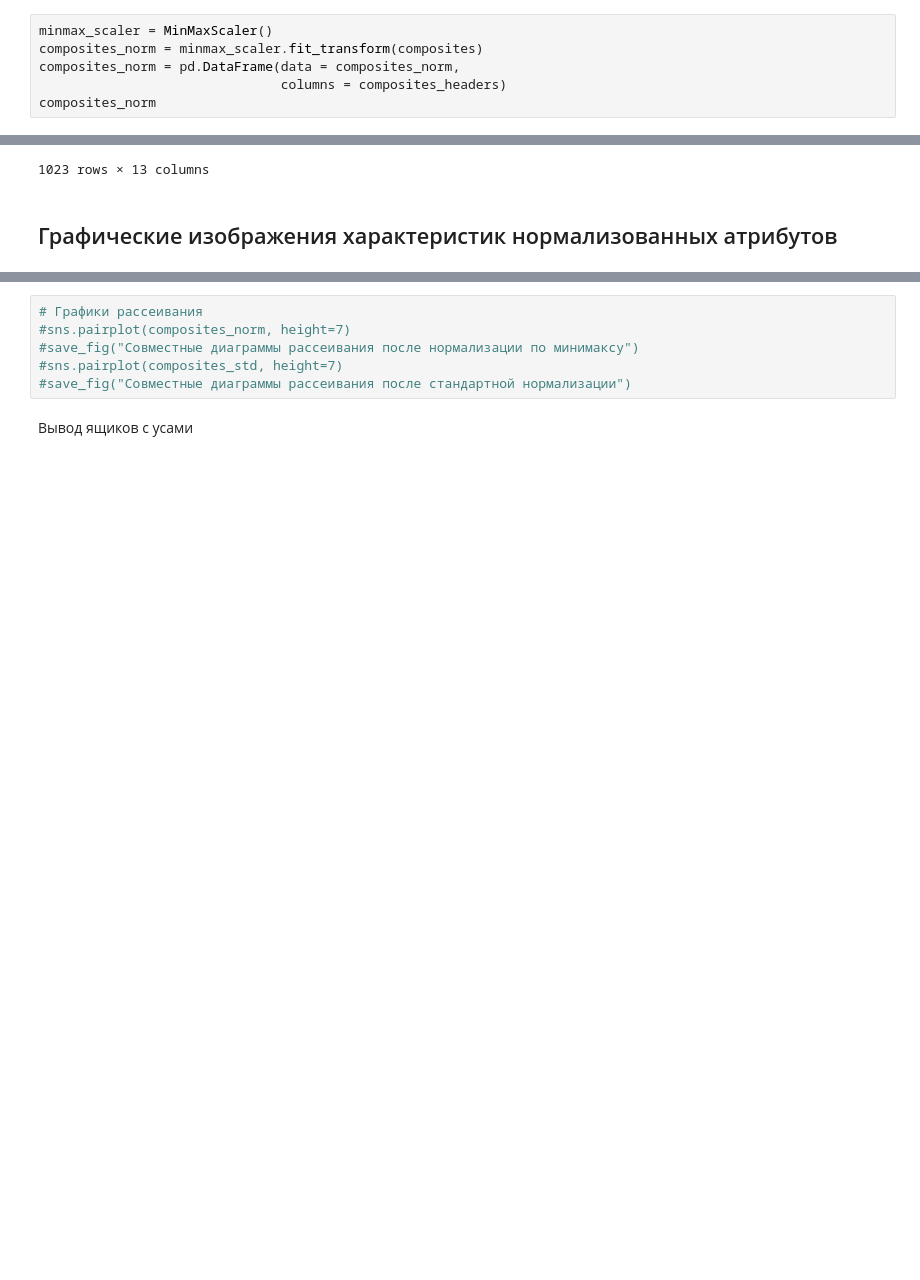
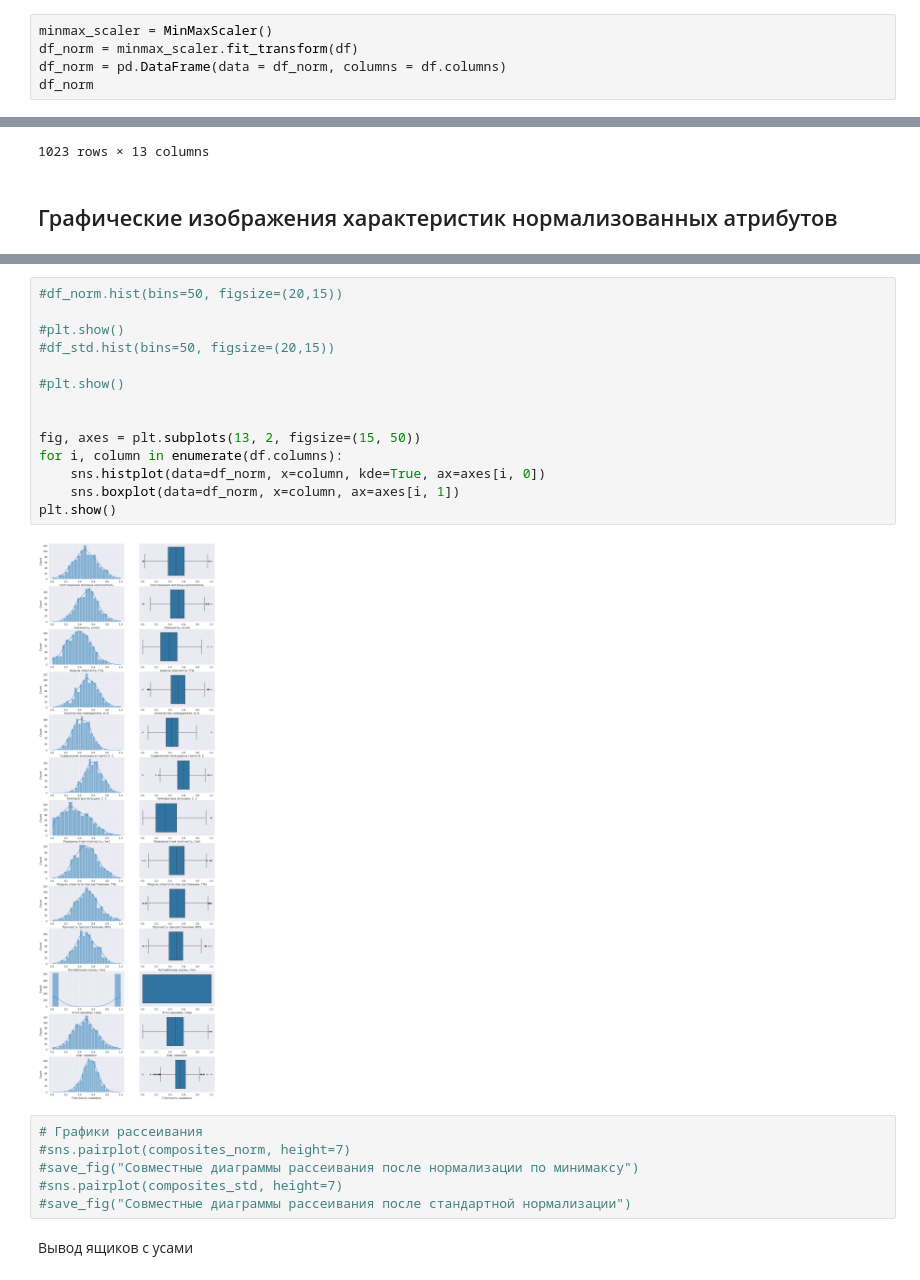
Before and after one commit to RenneTaggere/VKR_wonderfull_NO_git, a Jupyter notebook: vkr_rebuilding_o_0.ipynb, the cells around one changed output, grey strips where cells are left out. Saved outputs shown, nothing was run; the diff lists cells and outputs as text; blank space fills up the shorter version.

```diff
--- a/vkr_rebuilding_o_0.ipynb
+++ b/vkr_rebuilding_o_0.ipynb
@@ -309,10 +306,9 @@ plt.show()
 ## Нормализация по минимаксу
 # %%
 minmax_scaler = MinMaxScaler()
-composites_norm = minmax_scaler.fit_transform(composites)
-composites_norm = pd.DataFrame(data = composites_norm,
-                               columns = composites_headers)
-composites_norm
+df_norm = minmax_scaler.fit_transform(df)
+df_norm = pd.DataFrame(data = df_norm, columns = df.columns)
+df_norm
 # %% [output]
 |  | Соотношение матрица-наполнитель | Плотность, кг/м3 | модуль упругости, ГПа | Количество отвердителя, м.% | ... |
 | 0 | 0.282131 | 0.626533 | 0.385679 | 0.067654 | ... |
@@ -366,3 +349,19 @@ plt.show()
+# %%
+#df_norm.hist(bins=50, figsize=(20,15))
+
+#plt.show()
+#df_std.hist(bins=50, figsize=(20,15))
+
+#plt.show()
+
+
+fig, axes = plt.subplots(13, 2, figsize=(15, 50))
+for i, column in enumerate(df.columns):
+    sns.histplot(data=df_norm, x=column, kde=True, ax=axes[i, 0])
+    sns.boxplot(data=df_norm, x=column, ax=axes[i, 1])
+plt.show()
+# %% [output]
+[figure, added]
 # %%
 # Графики рассеивания
 #sns.pairplot(composites_norm, height=7)
```
Also changed, not shown: parts of 43 cells of this notebook.
